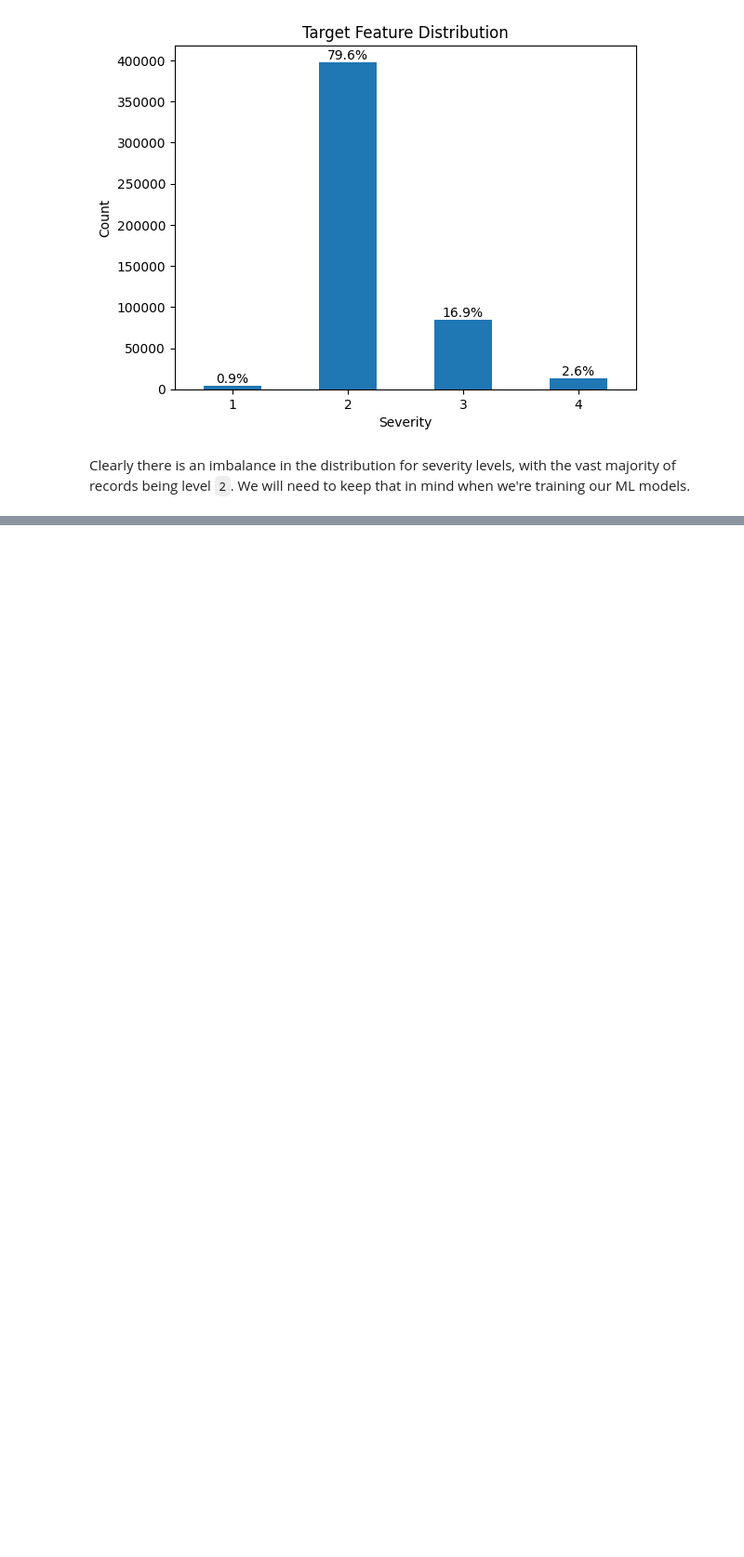
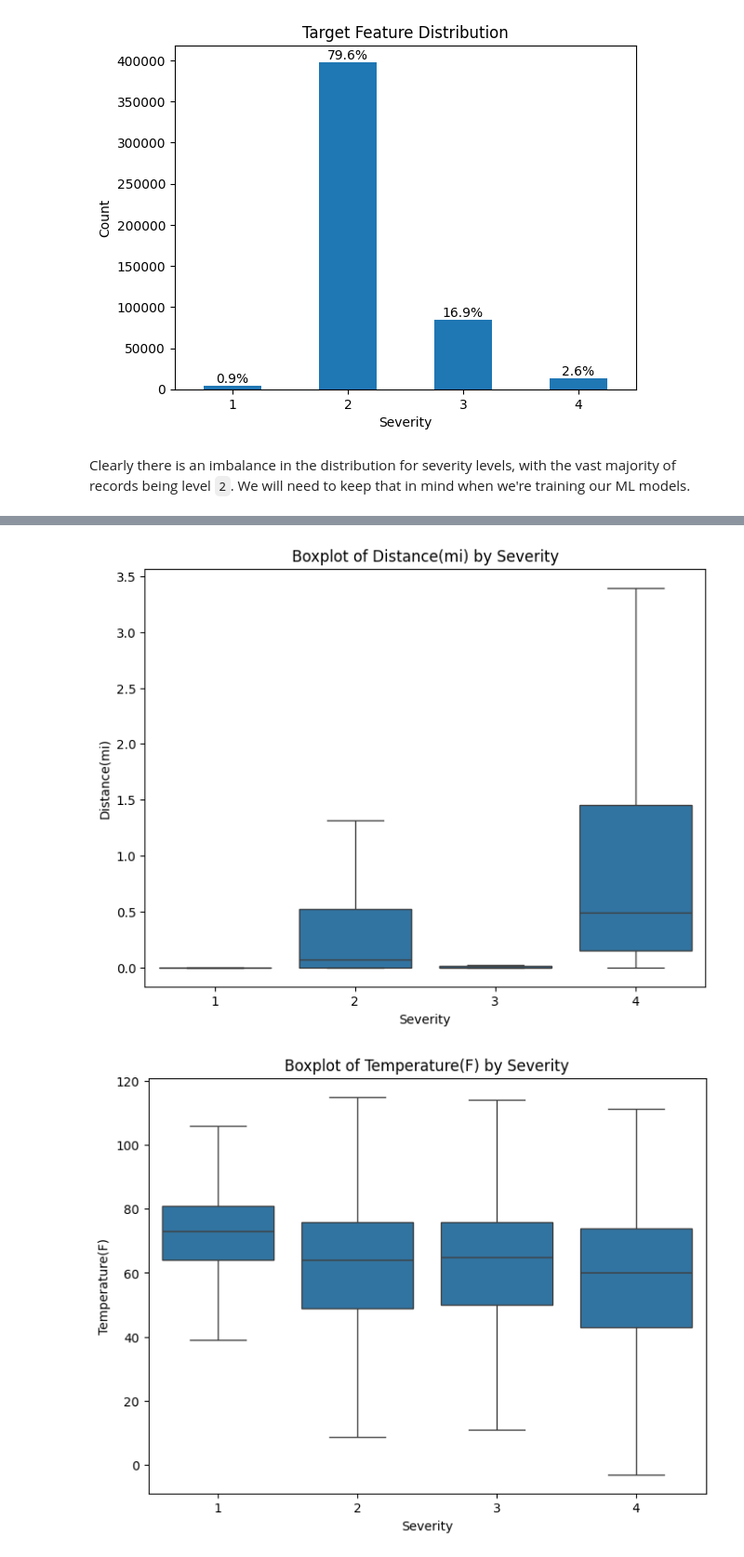
Before and after one commit to tikkikkit21/TrafficAccidentPrediction, a Jupyter notebook: code/numerical_analysis.ipynb, the cells around one changed output, grey strips where cells are left out. Shown at 93% size. Saved outputs shown, nothing was run; the diff lists cells and outputs as text; code cells hidden in the pictures; blank space fills up the shorter version.

```diff
--- a/code/numerical_analysis.ipynb
+++ b/code/numerical_analysis.ipynb
@@ -33,0 +47,14 @@ we're training our ML models.
+# %%
+numerical_columns = [
+    'Distance(mi)',
+    'Temperature(F)',
+    'Wind_Chill(F)',
+    'Humidity(%)',
+    'Pressure(in)',
+    'Visibility(mi)',
+    'Wind_Speed(mph)',
+    'Precipitation(in)',
+    'Elapsed_Hours'
+]
+
+df[numerical_columns].describe()
@@ -33,0 +74,14 @@ we're training our ML models.
+# %%
+for feature in numerical_columns:
+    plt.figure(figsize=(8, 6))
+    sns.boxplot(
+        x='Severity',
+        y=feature,
+        data=df,
+        showfliers=False
+    )
+    plt.title(f'Boxplot of {feature} by Severity')
+    plt.show()
+# %% [output]
+[figure, added]
+[figure, added]
```
Also changed, not shown: parts of 29 cells of this notebook, 7 other files.
